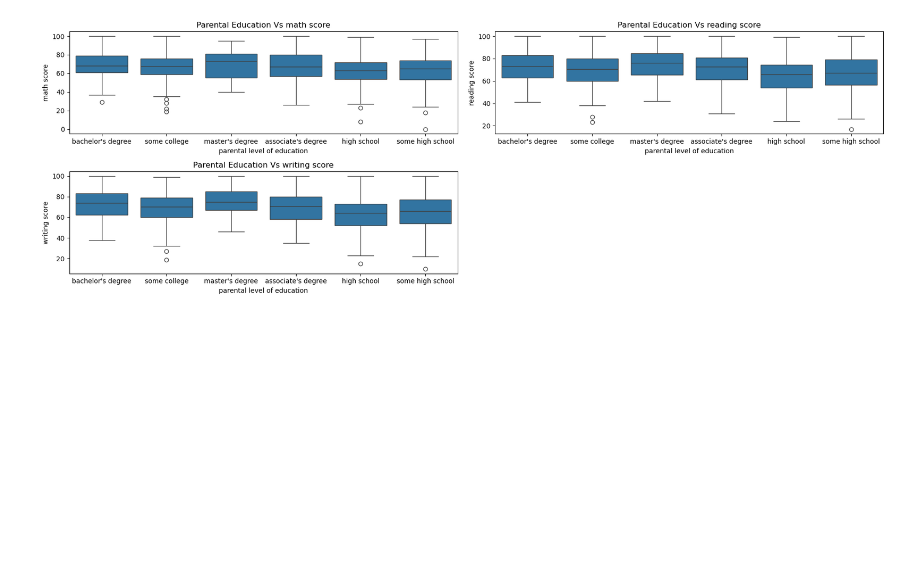
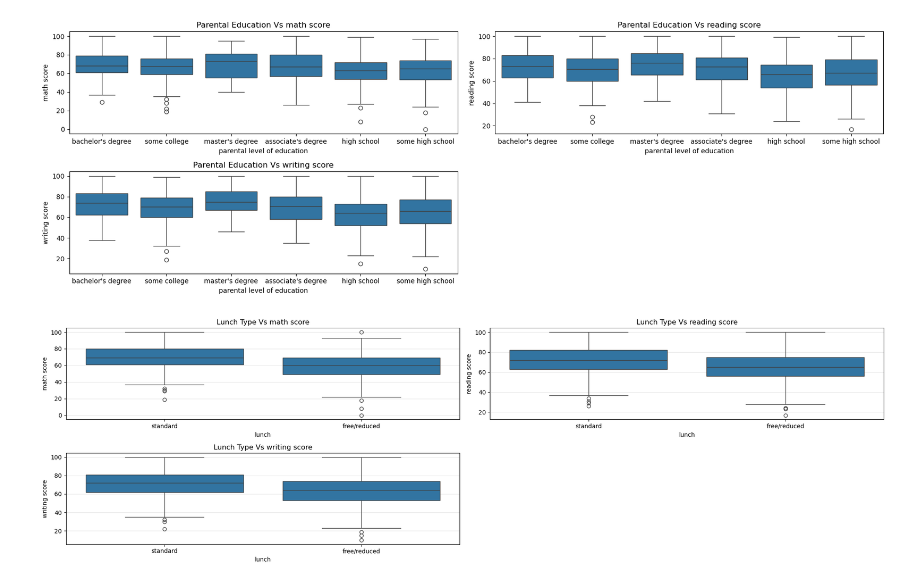
Before and after one commit to the-liyanage/applied-machine-learning, a Jupyter notebook: regression/end-to-end/notebook/data/EDA-student-performance.ipynb, the cells around one changed output. Cells and saved outputs as stored; diff of their text form; code cells hidden in the pictures; blank space fills up the shorter version.

```diff
--- a/regression/end-to-end/notebook/data/EDA-student-performance.ipynb
+++ b/regression/end-to-end/notebook/data/EDA-student-performance.ipynb
@@ -310,6 +334,13 @@ for i, feature in enumerate(numerical_features):
     axes[i].boxplot(df[feature])
     axes[i].set_title(f"Boxplot of {feature}")
     axes[i].set_ylabel(feature)
+    axes[i].grid(axis = "y", alpha = 0.3)
+
+    q1 = df[feature].quantile(0.25)
+    median = df[feature].quantile(0.50)
+    q3 = df[feature].quantile(0.75)
+    iqr = q3 - q1
+    print(f"{feature} --> Min: {df[feature].min()}, Q1: {q1}, Median: {median},Q3: {q3}, Max: {df[feature].max()}, IQR: {iqr}\n\n")
 fig.delaxes(axes[-1])
 plt.tight_layout()
 plt.show()
@@ -323,6 +363,7 @@ axes = axes.flatten()
 for i, feature in enumerate(numerical_features):
     sns.violinplot(y = df[feature], ax = axes[i], color = "steelblue")
     axes[i].set_title(f"Violin plot of {feature}")
+    axes[i].grid( axis = "y", alpha = 0.3)
 
 plt.tight_layout()
 plt.show()
@@ -390,3 +433,18 @@ plt.tight_layout()
 plt.show()
 # %% [output]
 [figure]
+# %%
+# Lunch type Vs Scores
+fig, axes = plt.subplots(2, 2, figsize = (20, 6))
+axes = axes.flatten()
+
+for i, feature in enumerate(numerical_features):
+    sns.boxplot(x = "lunch", y = feature, data = df, ax = axes[i])
+    axes[i].set_title(f"Lunch Type Vs {feature}")
+    axes[i].grid(axis = "y", alpha = 0.3)
+
+plt.delaxes(axes[-1])
+plt.tight_layout()
+plt.show()
+# %% [output]
+[figure, added]
```
Also changed, not shown: parts of 7 cells of this notebook.
